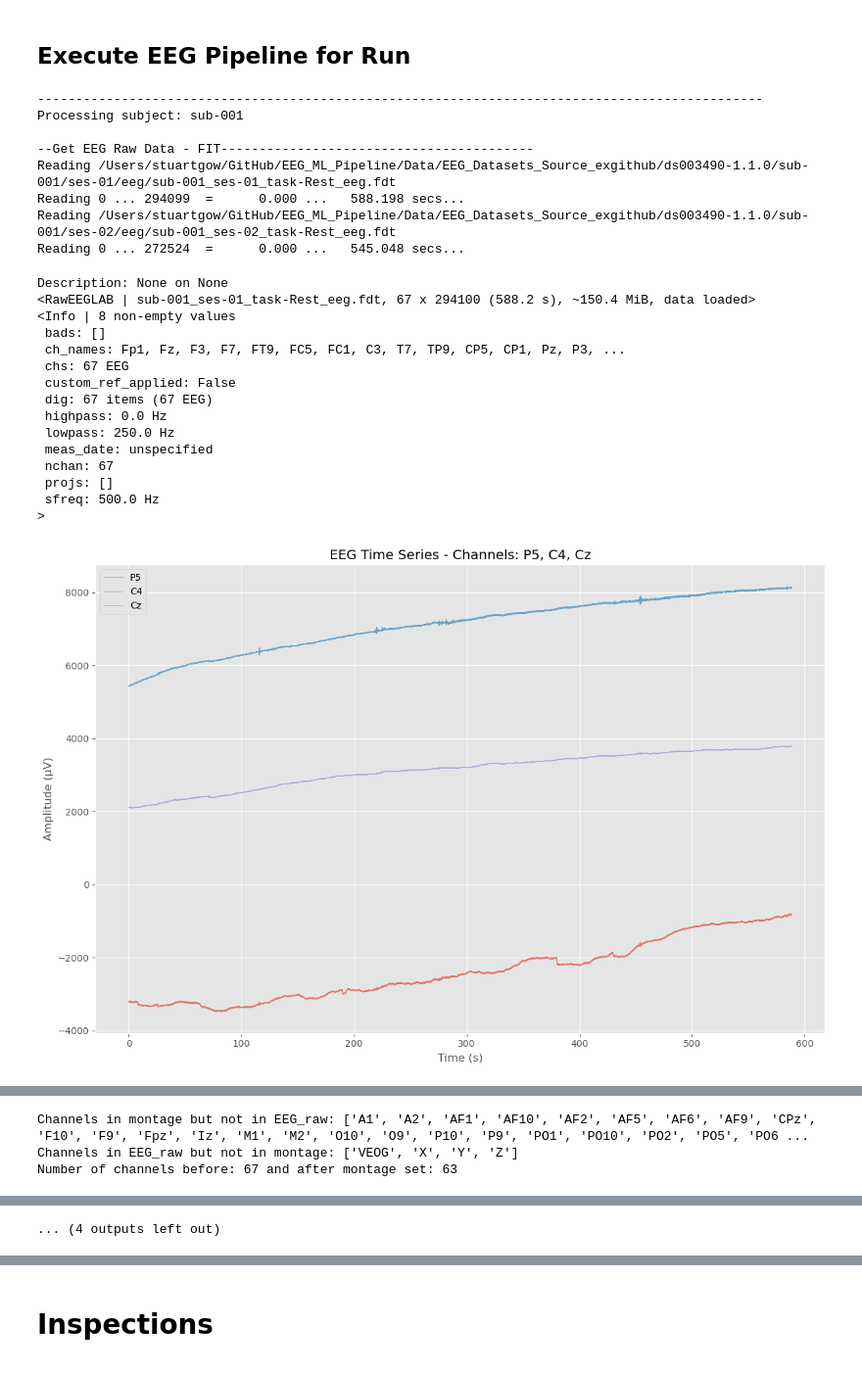
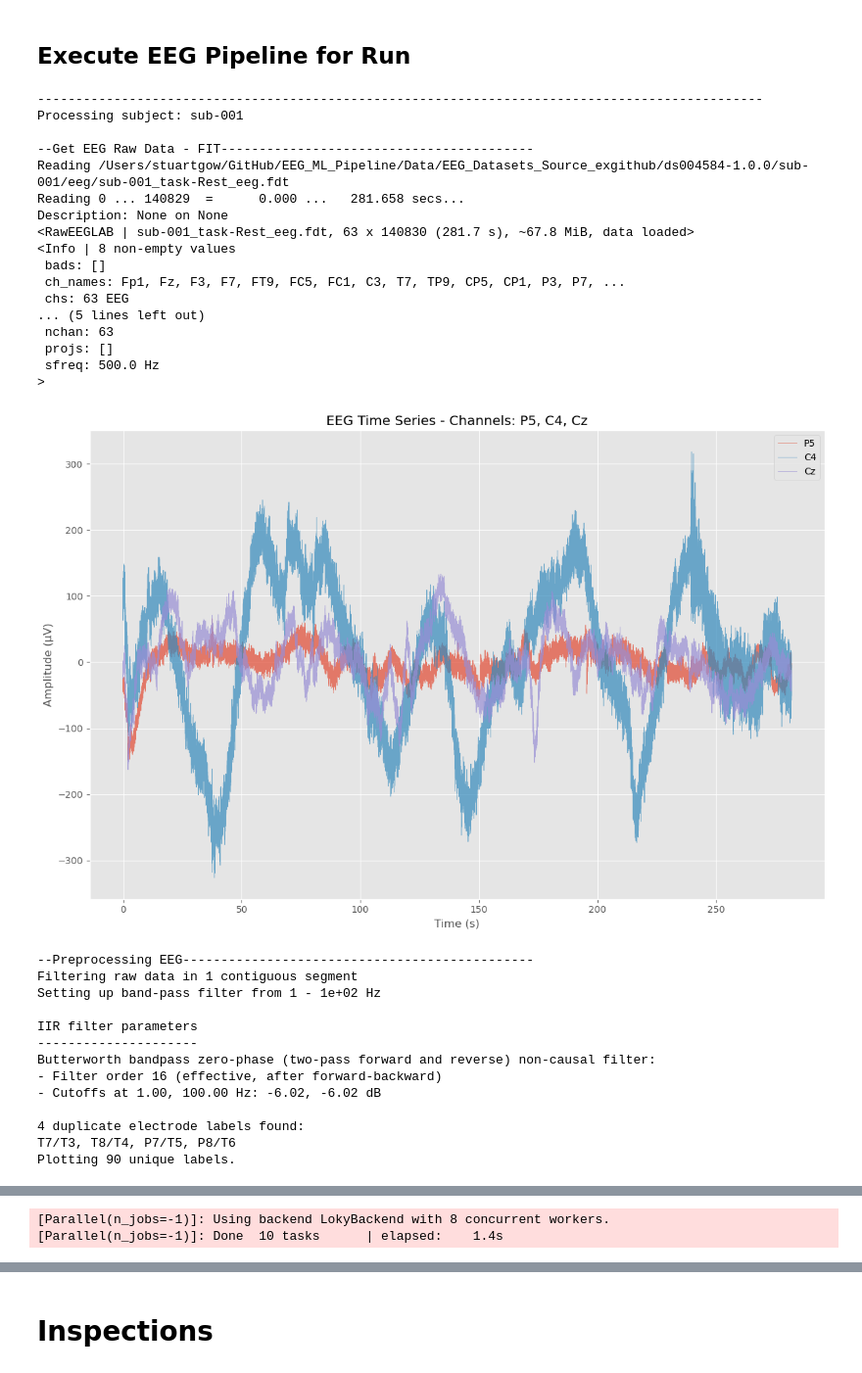
Before and after one commit to StuartG24/EEG_ML_Pipeline, a Jupyter notebook: Notebooks/1_EEG_Pipeline_v5.ipynb, the cells around one changed output, grey strips where cells are left out. Shown at 98% size. Drawn from its saved outputs; the diff is of its cells as text; code cells hidden in the pictures.

```diff
--- a/Notebooks/1_EEG_Pipeline_v5.ipynb
+++ b/Notebooks/1_EEG_Pipeline_v5.ipynb
@@ -328,7 +328,7 @@ def perform_artifact_removal(preprocess_params, EEG_raw):
 
     # Determine ICA components
     ica = ICA(n_components=len(EEG_cleaned.ch_names) - 1,
-              max_iter=5, #"auto",
+              max_iter="auto",
               method=preprocess_params['ica_method'],
               random_state=42,
               fit_params=dict(extended=True))
@@ -536,10 +536,10 @@ def subject_features_collate(subject_details, specparam_results_df):
 
 # -----------------------------------------------------------------------
 # Study Details
-# study_name = 'IOWA_Rest'
-# dataset_ref = 'ds004584-1.0.0'
-study_name = 'UNM_Oddball'
-dataset_ref = 'ds003490-1.1.0'
+study_name = 'IOWA_Rest'
+dataset_ref = 'ds004584-1.0.0'
+# study_name = 'UNM_Oddball'
+# dataset_ref = 'ds003490-1.1.0'
 
 # Run/Test Mode
 test_mode = True
@@ -644,7 +644,10 @@ for idx, subject in study_subjects_df.iterrows():
     # Artifact Removal with ICA
     if VERBOSE:
         print('\n--Artifact Removal - ICA ------------------------------------------')
-    temp_EEG_clean = perform_artifact_removal(preprocess_params, temp_EEG_clean)
+    if preprocess_params['ica_method'] == 'none':
+        print('ICA Skipped')
+    else:
+        temp_EEG_clean = perform_artifact_removal(preprocess_params, temp_EEG_clean)
     if VERBOSE:
         # TODO: Any need to summarise or retain results?
         plot_EEG_TD(temp_EEG_clean, test_channels)
@@ -680,50 +683,57 @@ for idx, subject in study_subjects_df.iterrows():
         fg.plot()
         plt.show()
 
         # Plot the test channels
         channel_idx = temp_spectra.ch_names.index(test_channels[0])
         plot_SpecParam(fg, channel_idx, test_channels[0])
 
     # Results & Features Save
     if VERBOSE:
         print('\n--Collating Study Features ----------------------------------------')
 
     # Full Specparam Results Save
     # TODO: Change to subject and save?
     # specparam_df.to_pickle(eeg_processing_run_path + '/specparam_results_df.pkl', compression='zip')
 
     # Subject Features Superset add to the overall study features dataframe
     subject_features_df = subject_features_collate(subject, specparam_df)
     eeg_results_features_superset_df = pd.concat([eeg_results_features_superset_df, subject_features_df], ignore_index=True)
 
     # TODO: Combine subject results eg total averaged, by region etc .... ??
 
 # Save results
 eeg_results_features_superset_df.to_pickle(eeg_processing_run_path + '/eeg_results_features_superset_df.pkl', compression='zip')
 
 # TODO: Some summary stats on subjects accepted, range of features, exponents, number of peaks etc etc ??
 # %% [output]
 -----------------------------------------------------------------------------------------------
 Processing subject: sub-001
 
 --Get EEG Raw Data - FIT-----------------------------------------
-Reading /Users/stuartgow/GitHub/EEG_ML_Pipeline/Data/EEG_Datasets_Source_exgithub/ds003490-1.1.0/sub-001/ses-01/eeg/sub-001_ses-01_task-Rest_eeg.fdt
-Reading 0 ... 294099  =      0.000 ...   588.198 secs...
-Reading /Users/stuartgow/GitHub/EEG_ML_Pipeline/Data/EEG_Datasets_Source_exgithub/ds003490-1.1.0/sub-001/ses-02/eeg/sub-001_ses-02_task-Rest_eeg.fdt
-Reading 0 ... 272524  =      0.000 ...   545.048 secs...
+Reading /Users/stuartgow/GitHub/EEG_ML_Pipeline/Data/EEG_Datasets_Source_exgithub/ds004584-1.0.0/sub-001/eeg/sub-001_task-Rest_eeg.fdt
+Reading 0 ... 140829  =      0.000 ...   281.658 secs...
+Description: None on None
+<RawEEGLAB | sub-001_task-Rest_eeg.fdt, 63 x 140830 (281.7 s), ~67.8 MiB, data loaded>
+<Info | 8 non-empty values
+ bads: []
+ ch_names: Fp1, Fz, F3, F7, FT9, FC5, FC1, C3, T7, TP9, CP5, CP1, P3, P7, ...
+ chs: 63 EEG
+... (5 lines left out)
+ nchan: 63
+ projs: []
+ sfreq: 500.0 Hz
+>
+[figure, new version]
-Description: None on None
-<RawEEGLAB | sub-001_ses-01_task-Rest_eeg.fdt, 67 x 294100 (588.2 s), ~150.4 MiB, data loaded>
-<Info | 8 non-empty values
- bads: []
- ch_names: Fp1, Fz, F3, F7, FT9, FC5, FC1, C3, T7, TP9, CP5, CP1, Pz, P3, ...
- chs: 67 EEG
- custom_ref_applied: False
- dig: 67 items (67 EEG)
- highpass: 0.0 Hz
- lowpass: 250.0 Hz
- meas_date: unspecified
- nchan: 67
- projs: []
- sfreq: 500.0 Hz
->
+--Preprocessing EEG----------------------------------------------
+Filtering raw data in 1 contiguous segment
+Setting up band-pass filter from 1 - 1e+02 Hz
+
+IIR filter parameters
+---------------------
+Butterworth bandpass zero-phase (two-pass forward and reverse) non-causal filter:
+- Filter order 16 (effective, after forward-backward)
+- Cutoffs at 1.00, 100.00 Hz: -6.02, -6.02 dB
+
+4 duplicate electrode labels found:
+T7/T3, T8/T4, P7/T5, P8/T6
+Plotting 90 unique labels.
-[figure, old version]
@@ -744,3 +745,2 @@ Plotting 90 unique labels.
-Channels in montage but not in EEG_raw: ['A1', 'A2', 'AF1', 'AF10', 'AF2', 'AF5', 'AF6', 'AF9', 'CPz', 'F10', 'F9', 'Fpz', 'Iz', 'M1', 'M2', 'O10', 'O9', 'P10', 'P9', 'PO1', 'PO10', 'PO2', 'PO5', 'PO6 ...
-Channels in EEG_raw but not in montage: ['VEOG', 'X', 'Y', 'Z']
-Number of channels before: 67 and after montage set: 63
+[Parallel(n_jobs=-1)]: Using backend LokyBackend with 8 concurrent workers.
+[Parallel(n_jobs=-1)]: Done  10 tasks      | elapsed:    1.4s
@@ -766 +765,0 @@ Applying ICA to Raw instance
-... (4 outputs left out)
```
Also changed, not shown: parts of 3 cells of this notebook, 10 other files.
